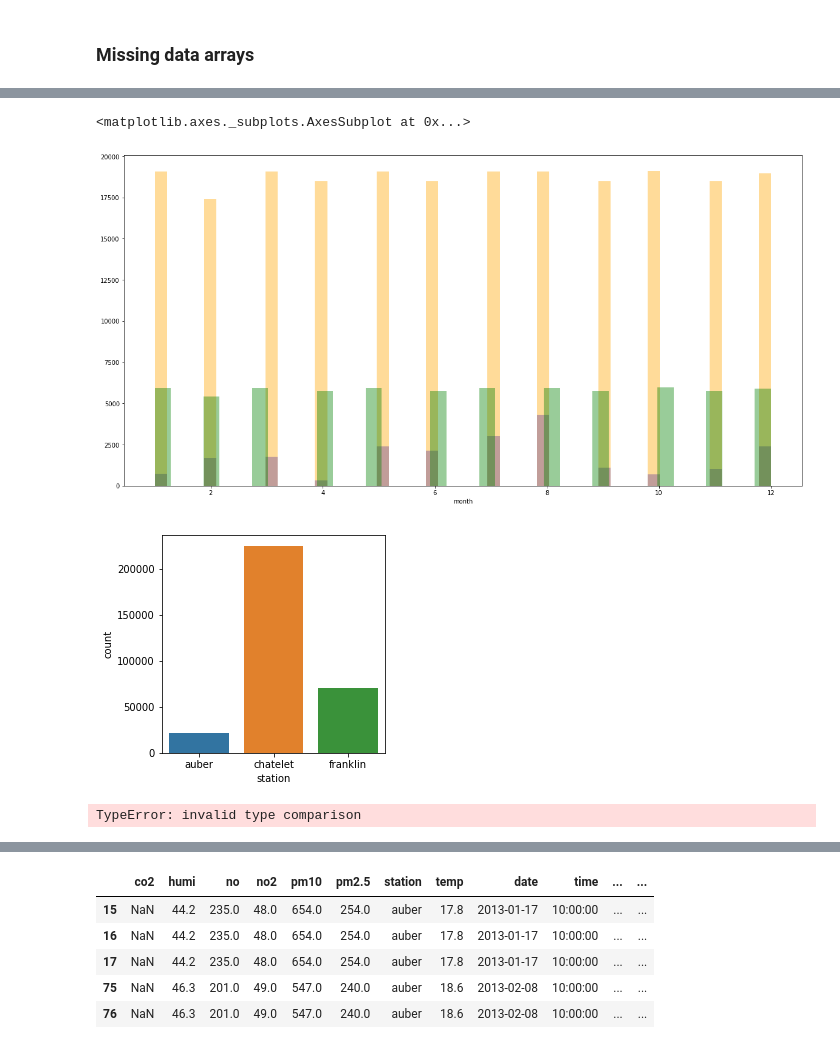
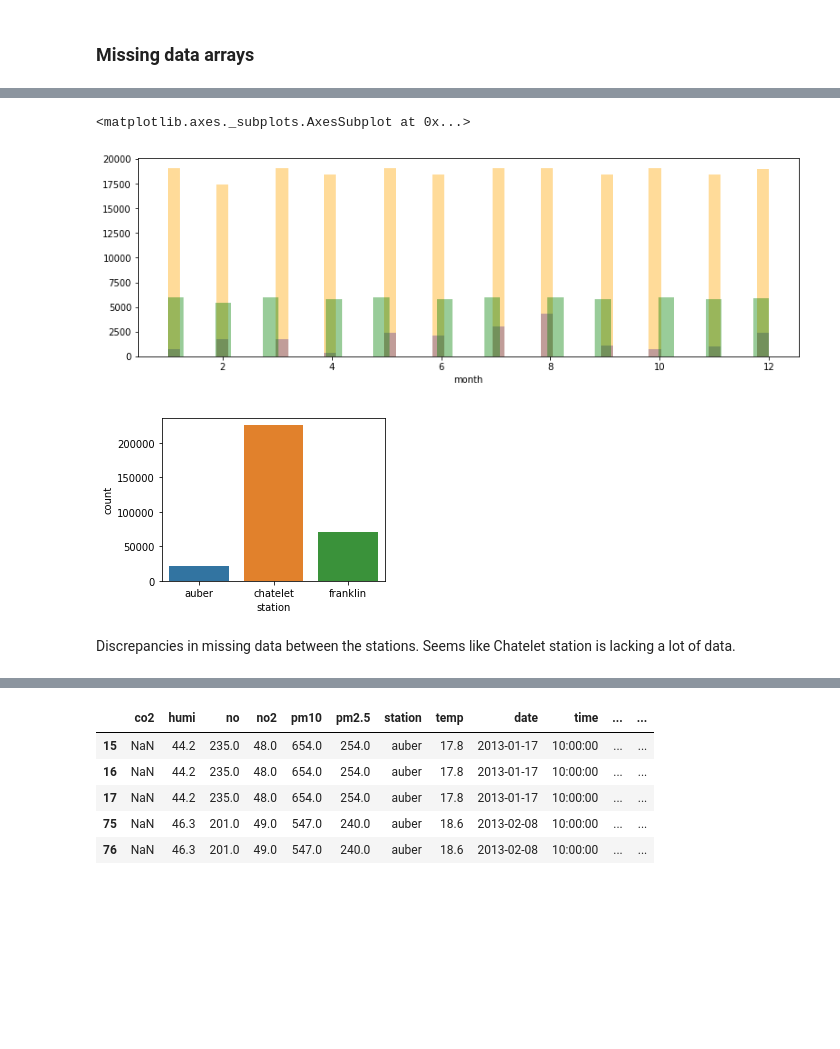
Before and after one commit to MrMey/underground_air_quality_analysis, a Jupyter notebook: Missing_data_analysis_1.ipynb, the cells around one changed output, grey strips where cells are left out. Cells and saved outputs as stored; diff of their text form; code cells hidden in the pictures; blank space fills up the shorter version.

Commit message:
modif missing data

```diff
--- a/Missing_data_analysis_1.ipynb
+++ b/Missing_data_analysis_1.ipynb
@@ -23,6 +46,8 @@ data['second'] = data['second'].astype(int)
 data['date'] = pd.to_datetime(data['date'], format = "%Y-%m-%d")
 data['time'] = pd.to_datetime(data['time'], format = "%H:%M:%S")
 data['time'] = data["time"].dt.time
+# %%
+data['date_time'] = pd.to_datetime(data['date'], format = "%Y-%m-%d")
 # %% [markdown]
 #### Missing data
 # %%
@@ -101,21 +125,15 @@ missing_data.head()
 # %%
-fig, ax = plt.subplots(figsize=(20,10))
+fig, ax = plt.subplots(figsize=(13,4))
 sns.distplot(missing_data[missing_data['station'] == 'auber']['month'], ax = ax, kde = False, color='blue')
-sns.distplot(missing_data[missing_data['station'] == 'chatelet']['month'], ax = ax, kde = False, color='orange')
+sns.distplot(missing_data[missing_data['station'] == 'chatelet']['month'], ax = ax, kde = False, color='red')
 sns.distplot(missing_data[missing_data['station'] == 'franklin']['month'], ax = ax, kde = False, color='green')
 # %% [output]
 <matplotlib.axes._subplots.AxesSubplot at 0x...>
-[figure, old version]
+[figure, new version]
 # %%
-fig, ax = plt.subplots(figsize=(4,4))
+fig, ax = plt.subplots(figsize=(4,3))
 ax = sns.countplot(ax=ax,data = missing_data,x="station")
 # %% [output]
-[figure, old version]
+[figure, new version]
-# %%
-data_2013 = data[data['year'] == "2013"]
-data_2014 = data[data['year'] == "2014"]
-data_2015 = data[data['year'] == "2015"]
-data_2016 = data[data['year'] == "2016"]
-data_2017 = data[data['year'] == "2017"]
-# %% [output]
-TypeError: invalid type comparison
+# %% [markdown]
+Discrepancies in missing data between the stations. Seems like Chatelet station is lacking a lot of data.
```
Also changed, not shown: parts of 23 cells of this notebook, 1 other file.
